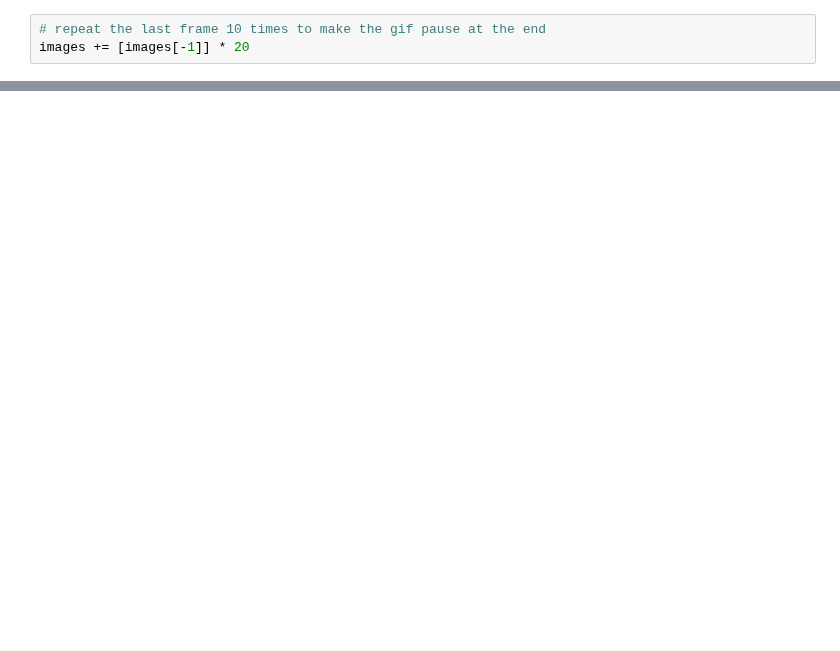
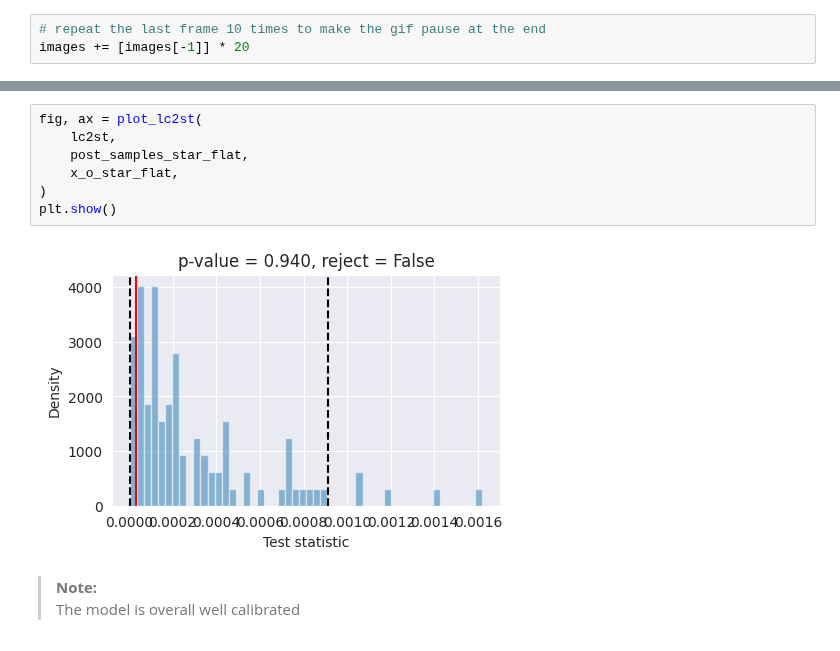
Before and after one commit to aurelio-amerio/GenSBI, a Jupyter notebook: docs/notebooks/two_moons_flow_flux.ipynb, the cells around one changed output, grey strips where cells are left out. Drawn from its saved outputs; the diff is of its cells as text; blank space fills up the shorter version.

```diff
--- a/docs/notebooks/two_moons_flow_flux.ipynb
+++ b/docs/notebooks/two_moons_flow_flux.ipynb
@@ -264,0 +394,12 @@ from gensbi.diagnostics import LC2ST, plot_l_c2st
+# %%
+fig, ax = plot_lc2st(
+    lc2st,
+    post_samples_star_flat,
+    x_o_star_flat,
+)
+plt.show()
+# %% [output]
+[figure, added]
+# %% [markdown]
+> **Note:** <br>
+> The model is overall well calibrated
```
Also changed, not shown: parts of 32 cells of this notebook, 19 other files.
